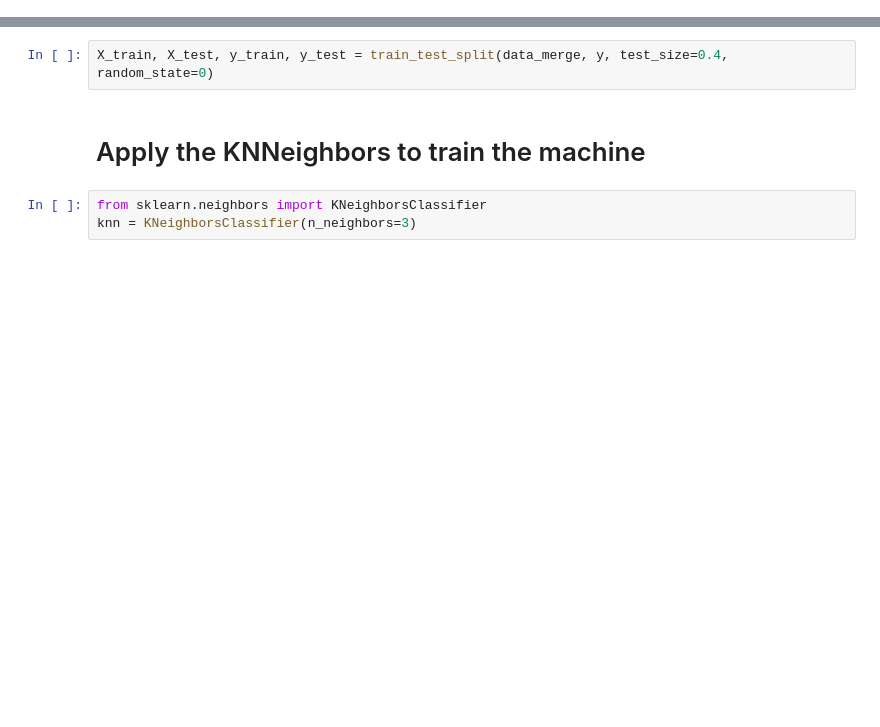
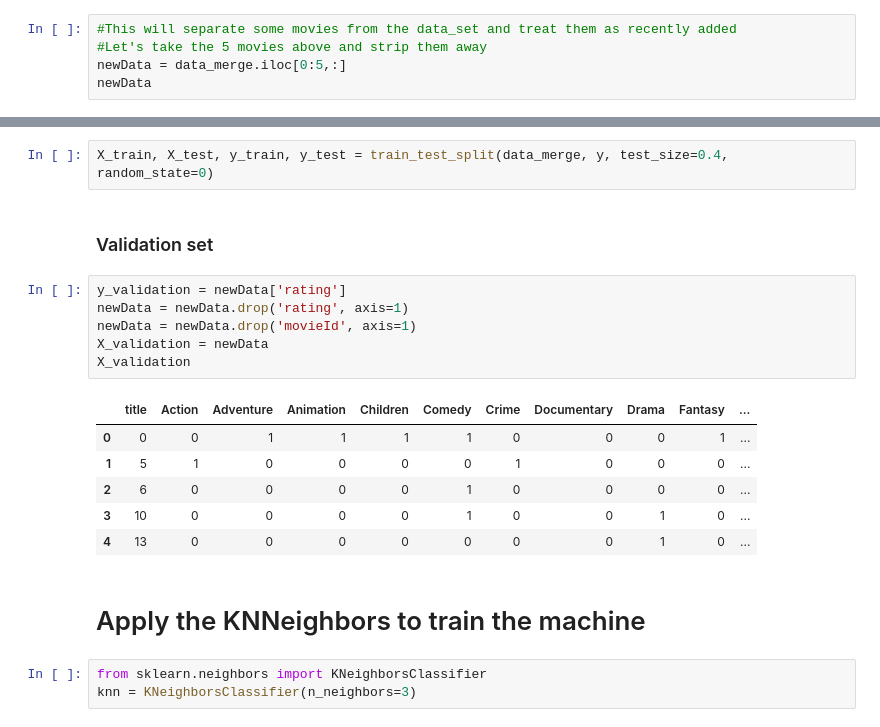
Before and after one commit to jpsmedeiros/machine-learning, a Jupyter notebook: recommender.ipynb, the cells around one changed output, grey strips where cells are left out. Saved outputs shown, nothing was run; the diff lists cells and outputs as text; blank space fills up the shorter version.

```diff
--- a/recommender.ipynb
+++ b/recommender.ipynb
@@ -68,0 +71,5 @@ data_merge.head()
+# %%
+#This will separate some movies from the data_set and treat them as recently added
+#Let's take the 5 movies above and strip them away
+newData = data_merge.iloc[0:5,:]
+newData
@@ -82,5 +102,20 @@ y.shape
 # %%
 X_train, X_test, y_train, y_test = train_test_split(data_merge, y, test_size=0.4, random_state=0)
+# %% [markdown]
+### Validation set
+# %%
+y_validation = newData['rating']
+newData = newData.drop('rating', axis=1)
+newData = newData.drop('movieId', axis=1)
+X_validation = newData
+X_validation
+# %% [output]
+|  | title | Action | Adventure | Animation | Children | Comedy | Crime | Documentary | Drama | Fantasy | ... |
+| 0 | 0 | 0 | 1 | 1 | 1 | 1 | 0 | 0 | 0 | 1 | ... |
+| 1 | 5 | 1 | 0 | 0 | 0 | 0 | 1 | 0 | 0 | 0 | ... |
+| 2 | 6 | 0 | 0 | 0 | 0 | 1 | 0 | 0 | 0 | 0 | ... |
+| 3 | 10 | 0 | 0 | 0 | 0 | 1 | 0 | 0 | 1 | 0 | ... |
+| 4 | 13 | 0 | 0 | 0 | 0 | 0 | 0 | 0 | 1 | 0 | ... |
 # %% [markdown]
 # Apply the KNNeighbors to train the machine
 # %%
```
Also changed, not shown: parts of 18 cells of this notebook.
